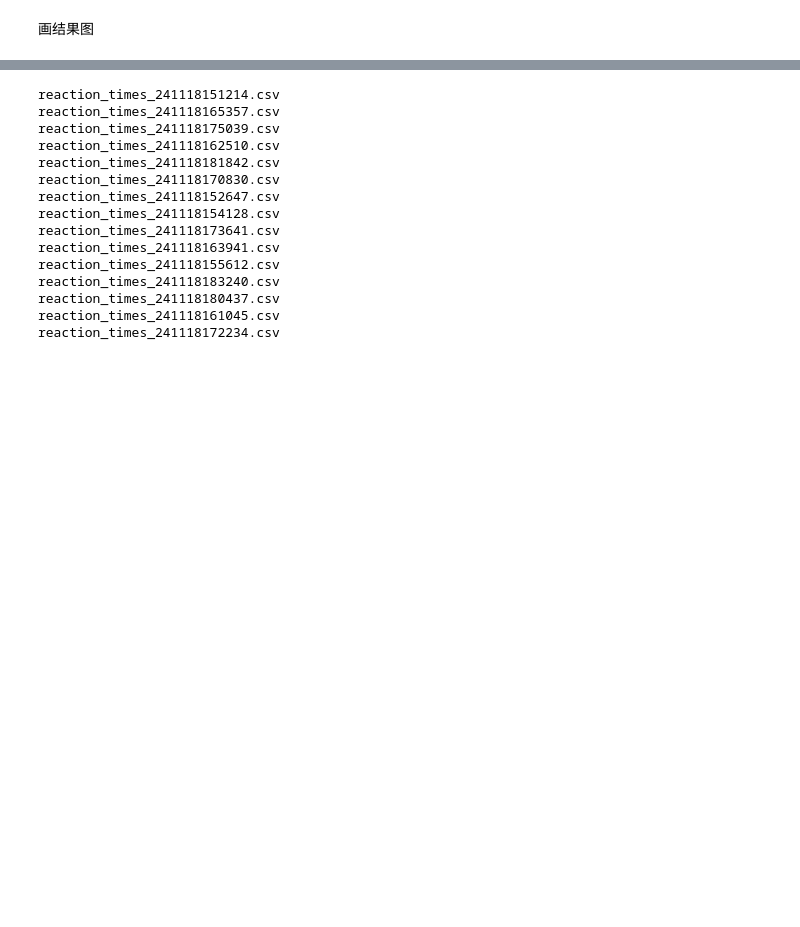
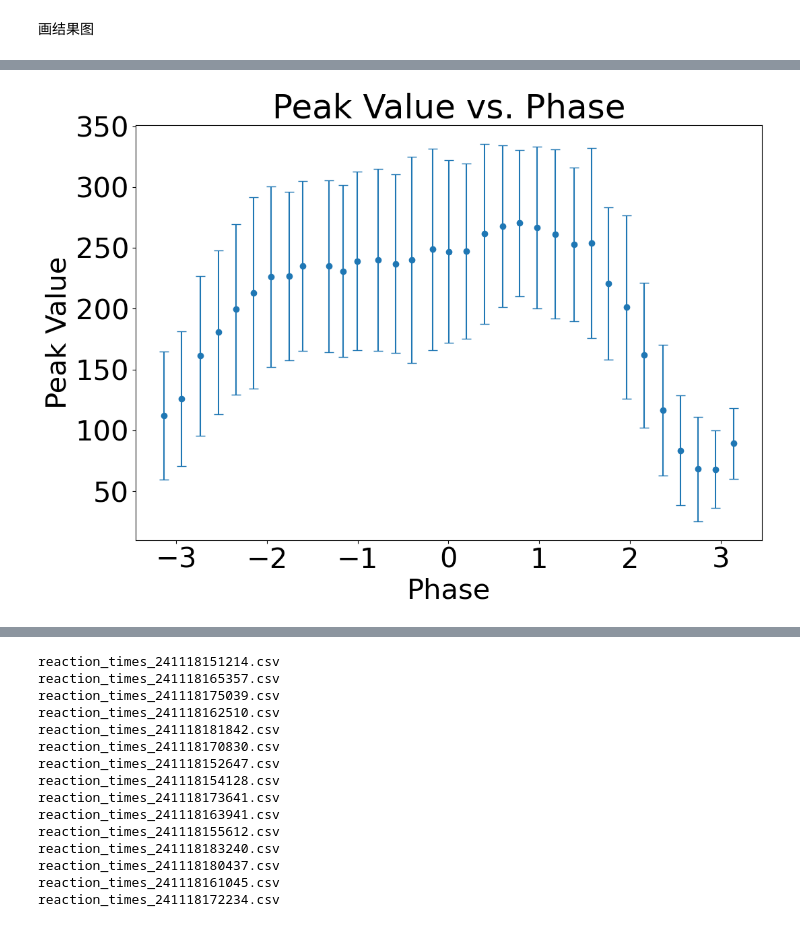
Before and after one commit to LiBinUtokyo/LowRank_ModifiedTheta_SNN, a Jupyter notebook: PYTHON/phase_sensitivity.ipynb, the cells around one changed output, grey strips where cells are left out. Cells and saved outputs as stored; diff of their text form; code cells hidden in the pictures; blank space fills up the shorter version.

```diff
--- a/PYTHON/phase_sensitivity.ipynb
+++ b/PYTHON/phase_sensitivity.ipynb
@@ -377,0 +451,10 @@ np.save(folder+'/phases_eff'+'.npy', phases_eff)
+# %%
+# plot the mean and std of peak value for different phases
+plt.figure(figsize=(12, 8))
+plt.errorbar(phases_eff, mean_peak, yerr=std_peak, fmt='o', capsize=5)
+plt.xlabel('Phase')
+plt.ylabel('Peak Value')
+plt.title('Peak Value vs. Phase')
+plt.show()
+# %% [output]
+[figure, added]
```
Also changed, not shown: parts of 8 cells of this notebook, 2 other files.
